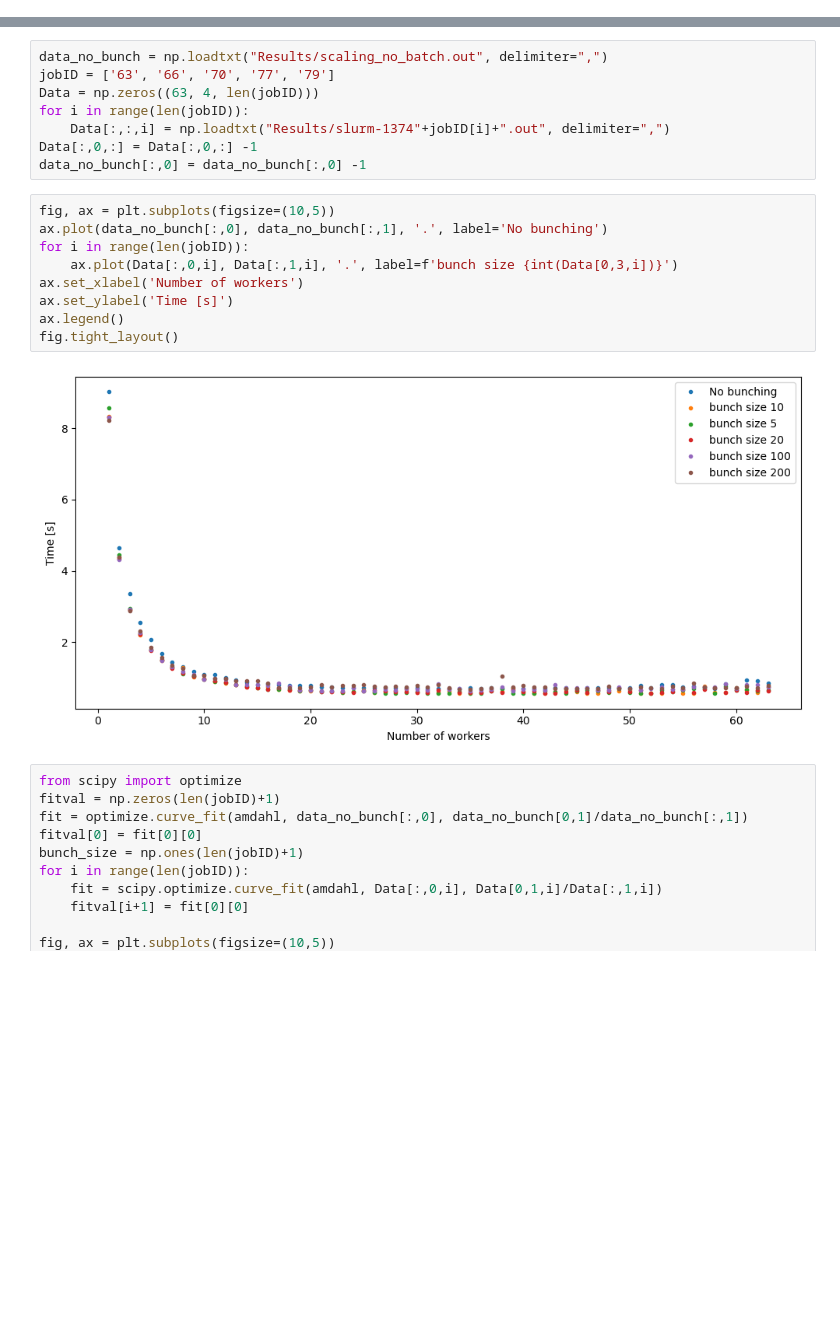
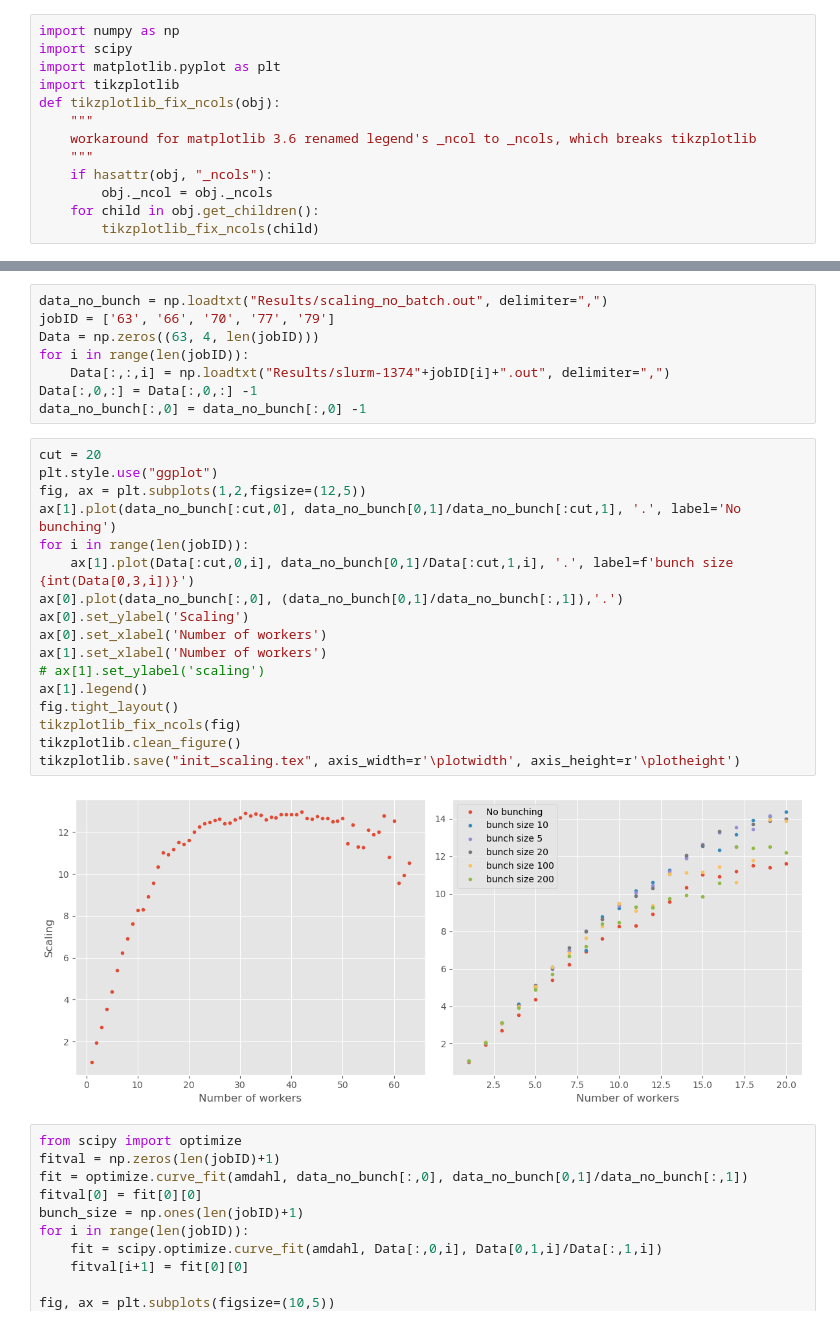
Before and after one commit to 2BeAsh/HPPC_Python_Project, a Jupyter notebook: Code/mpi4py/plots.ipynb, the cells around one changed output, grey strips where cells are left out. Drawn from its saved outputs; the diff is of its cells as text; blank space fills up the shorter version.

Commit message:
data+plots

```diff
--- a/Code/mpi4py/plots.ipynb
+++ b/Code/mpi4py/plots.ipynb
@@ -5,3 +1,16 @@ import matplotlib.pyplot as plt
+# %%
+import numpy as np
+import scipy
+import matplotlib.pyplot as plt
+import tikzplotlib
+def tikzplotlib_fix_ncols(obj):
+    """
+    workaround for matplotlib 3.6 renamed legend's _ncol to _ncols, which breaks tikzplotlib
+    """
+    if hasattr(obj, "_ncols"):
+        obj._ncol = obj._ncols
+    for child in obj.get_children():
+        tikzplotlib_fix_ncols(child)
 # %%
 def amdahl(nworkers, p):
     return 1 / (1 - p + p/nworkers)
@@ -22,16 +31,24 @@ for i in range(len(jobID)):
 Data[:,0,:] = Data[:,0,:] -1
 data_no_bunch[:,0] = data_no_bunch[:,0] -1
 # %%
-fig, ax = plt.subplots(figsize=(10,5))
-ax.plot(data_no_bunch[:,0], data_no_bunch[:,1], '.', label='No bunching')
+cut = 20
+plt.style.use("ggplot")
+fig, ax = plt.subplots(1,2,figsize=(12,5))
+ax[1].plot(data_no_bunch[:cut,0], data_no_bunch[0,1]/data_no_bunch[:cut,1], '.', label='No bunching')
 for i in range(len(jobID)):
-    ax.plot(Data[:,0,i], Data[:,1,i], '.', label=f'bunch size {int(Data[0,3,i])}')
-ax.set_xlabel('Number of workers')
-ax.set_ylabel('Time [s]')
-ax.legend()
+    ax[1].plot(Data[:cut,0,i], data_no_bunch[0,1]/Data[:cut,1,i], '.', label=f'bunch size {int(Data[0,3,i])}')
+ax[0].plot(data_no_bunch[:,0], (data_no_bunch[0,1]/data_no_bunch[:,1]),'.')
+ax[0].set_ylabel('Scaling')
+ax[0].set_xlabel('Number of workers')
+ax[1].set_xlabel('Number of workers')
+# ax[1].set_ylabel('scaling')
+ax[1].legend()
 fig.tight_layout()
+tikzplotlib_fix_ncols(fig)
+tikzplotlib.clean_figure()
+tikzplotlib.save("init_scaling.tex", axis_width=r'\plotwidth', axis_height=r'\plotheight')
 # %% [output]
-[figure, old version]
+[figure, new version]
 # %%
 from scipy import optimize
 fitval = np.zeros(len(jobID)+1)
```
Also changed, not shown: parts of 7 cells of this notebook, 11 other files.
